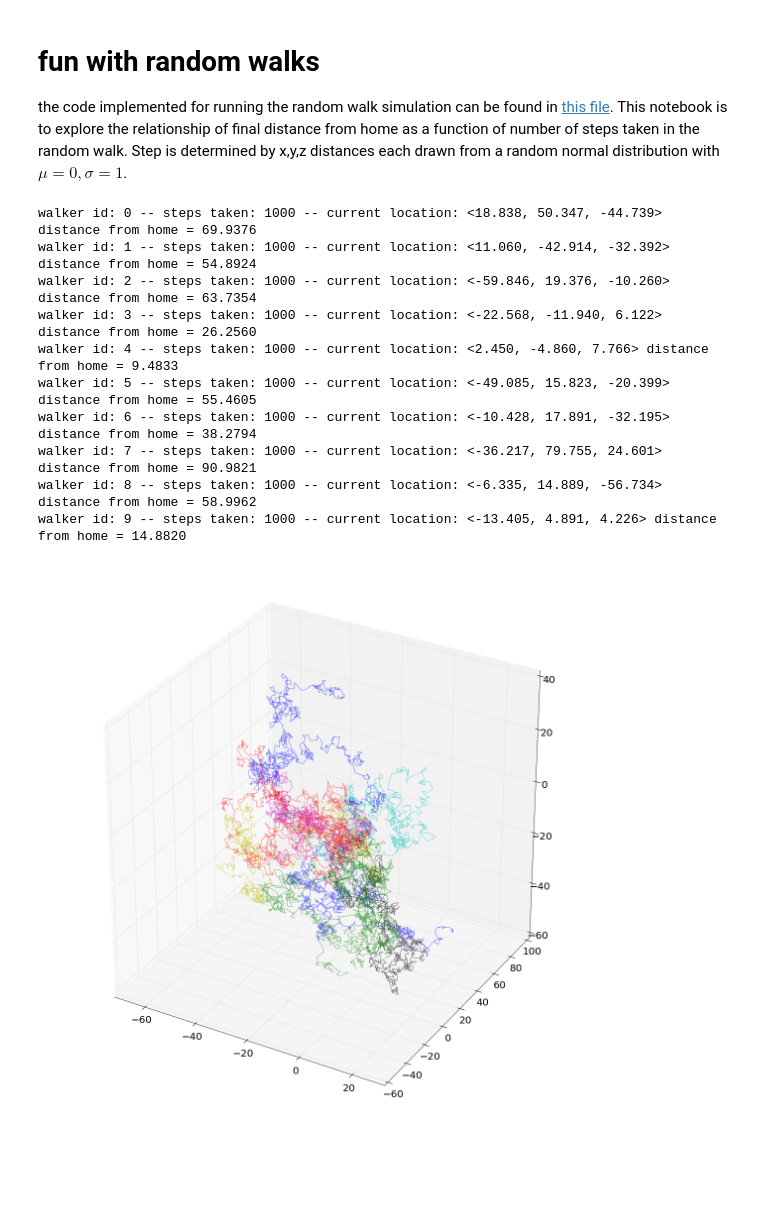
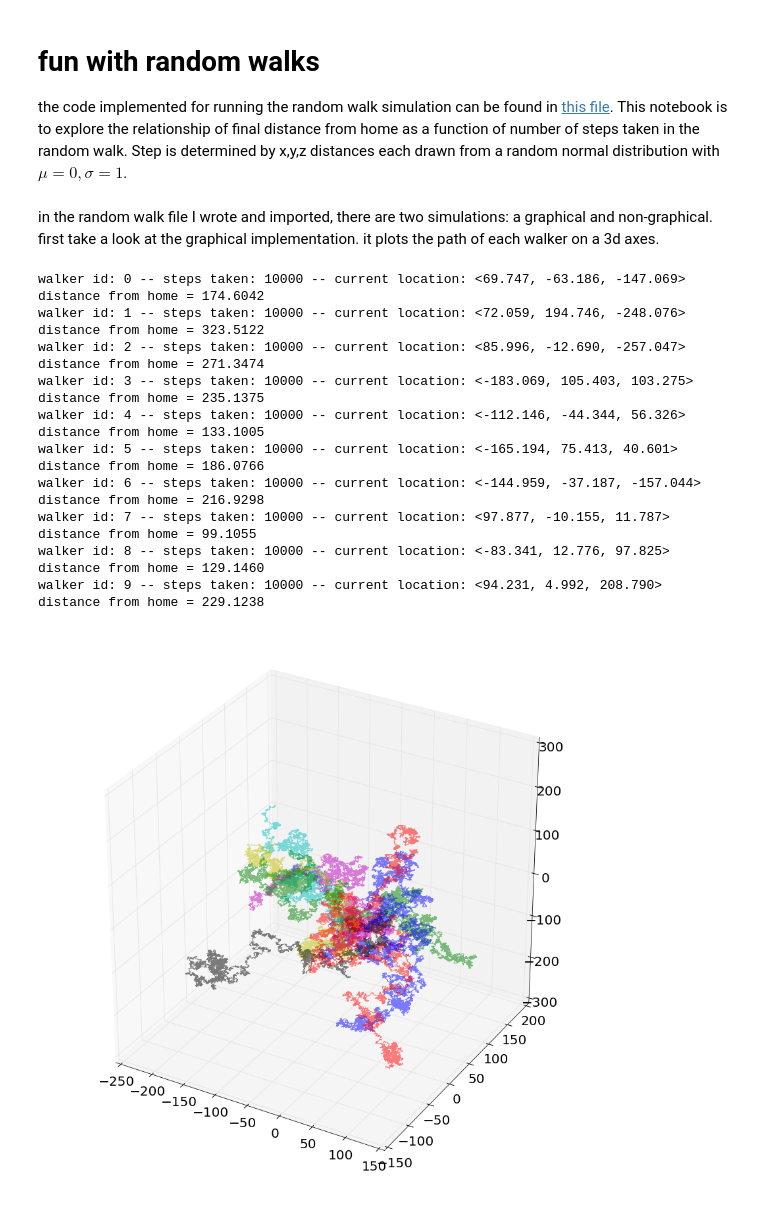
Before and after one commit to michaelneuder/numerical_experiments, a Jupyter notebook: random_walk/random_walks.ipynb, the cells around one changed output. Saved outputs shown, nothing was run; the diff lists cells and outputs as text; code cells hidden in the pictures; blank space fills up the shorter version.

```diff
--- a/random_walk/random_walks.ipynb
+++ b/random_walk/random_walks.ipynb
@@ -7,21 +7,23 @@ import matplotlib.pyplot as plt
 from mpl_toolkits.mplot3d import Axes3D
 from random_walk_3d import *
 import pandas as pd
-plt.rcParams['figure.figsize'] = 20, 20
+plt.rcParams['figure.figsize'] = 15, 15
 plt.rcParams["font.size"] = "20"
+# %% [markdown]
+in the random walk file I wrote and imported, there are two simulations: a graphical and non-graphical. first take a look at the graphical implementation. it plots the path of each walker on a 3d axes.
 # %%
 num_walkers = 10
-num_steps = 1000
+num_steps = 10000
 sim = simulation(num_walkers, num_steps)
 # %% [output]
-walker id: 0 -- steps taken: 1000 -- current location: <18.838, 50.347, -44.739> distance from home = 69.9376
-walker id: 1 -- steps taken: 1000 -- current location: <11.060, -42.914, -32.392> distance from home = 54.8924
-walker id: 2 -- steps taken: 1000 -- current location: <-59.846, 19.376, -10.260> distance from home = 63.7354
-walker id: 3 -- steps taken: 1000 -- current location: <-22.568, -11.940, 6.122> distance from home = 26.2560
-walker id: 4 -- steps taken: 1000 -- current location: <2.450, -4.860, 7.766> distance from home = 9.4833
-walker id: 5 -- steps taken: 1000 -- current location: <-49.085, 15.823, -20.399> distance from home = 55.4605
-walker id: 6 -- steps taken: 1000 -- current location: <-10.428, 17.891, -32.195> distance from home = 38.2794
-walker id: 7 -- steps taken: 1000 -- current location: <-36.217, 79.755, 24.601> distance from home = 90.9821
-walker id: 8 -- steps taken: 1000 -- current location: <-6.335, 14.889, -56.734> distance from home = 58.9962
-walker id: 9 -- steps taken: 1000 -- current location: <-13.405, 4.891, 4.226> distance from home = 14.8820
+walker id: 0 -- steps taken: 10000 -- current location: <69.747, -63.186, -147.069> distance from home = 174.6042
+walker id: 1 -- steps taken: 10000 -- current location: <72.059, 194.746, -248.076> distance from home = 323.5122
+walker id: 2 -- steps taken: 10000 -- current location: <85.996, -12.690, -257.047> distance from home = 271.3474
+walker id: 3 -- steps taken: 10000 -- current location: <-183.069, 105.403, 103.275> distance from home = 235.1375
+walker id: 4 -- steps taken: 10000 -- current location: <-112.146, -44.344, 56.326> distance from home = 133.1005
+walker id: 5 -- steps taken: 10000 -- current location: <-165.194, 75.413, 40.601> distance from home = 186.0766
+walker id: 6 -- steps taken: 10000 -- current location: <-144.959, -37.187, -157.044> distance from home = 216.9298
+walker id: 7 -- steps taken: 10000 -- current location: <97.877, -10.155, 11.787> distance from home = 99.1055
+walker id: 8 -- steps taken: 10000 -- current location: <-83.341, 12.776, 97.825> distance from home = 129.1460
+walker id: 9 -- steps taken: 10000 -- current location: <94.231, 4.992, 208.790> distance from home = 229.1238
-[figure, old version]
+[figure, new version]
```
Also changed, not shown: parts of 2 cells of this notebook, 1 other file.
